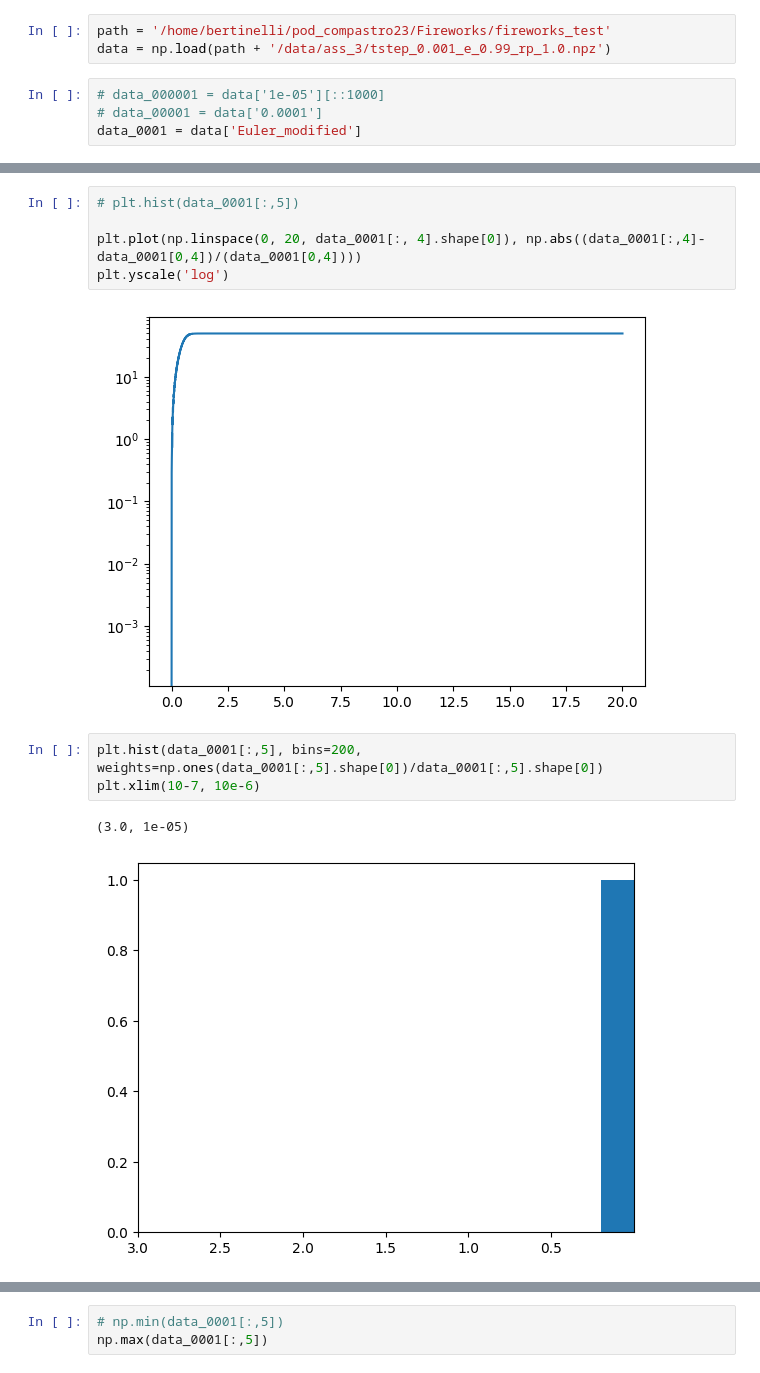
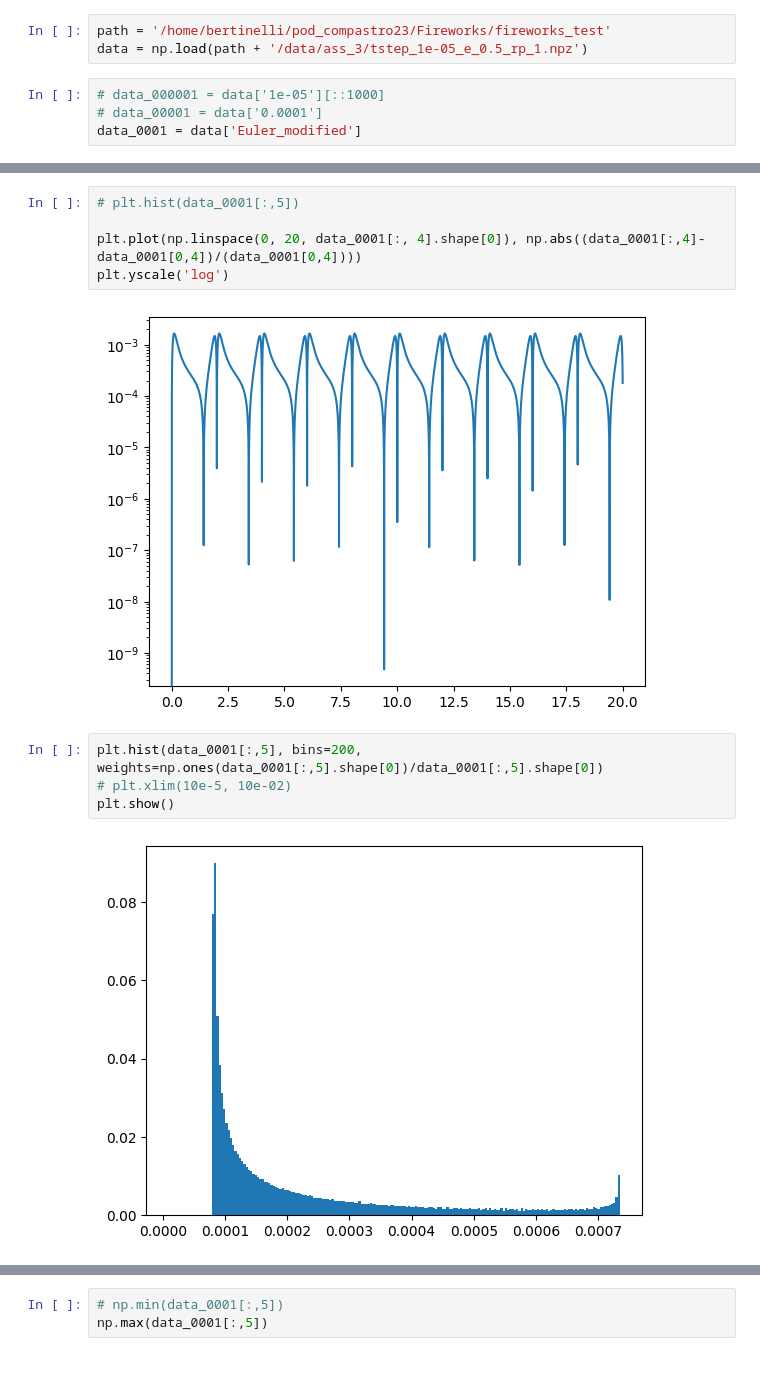
Before and after one commit to Berto70/pod_compastro23, a Jupyter notebook: Fireworks/fireworks_test/scripts/ass_3/test_files.ipynb, the cells around one changed output, grey strips where cells are left out. Saved outputs shown, nothing was run; the diff lists cells and outputs as text.

```diff
--- a/Fireworks/fireworks_test/scripts/ass_3/test_files.ipynb
+++ b/Fireworks/fireworks_test/scripts/ass_3/test_files.ipynb
@@ -3,7 +3,7 @@ import numpy as np
 import matplotlib.pyplot as plt
 # %%
 path = '/home/bertinelli/pod_compastro23/Fireworks/fireworks_test'
-data = np.load(path + '/data/ass_3/tstep_0.001_e_0.99_rp_1.0.npz')
+data = np.load(path + '/data/ass_3/tstep_1e-05_e_0.5_rp_1.npz')
 # %%
 # data_000001 = data['1e-05'][::1000]
 # data_00001 = data['0.0001']
@@ -23,13 +23,13 @@ plt.show()
 plt.plot(np.linspace(0, 20, data_0001[:, 4].shape[0]), np.abs((data_0001[:,4]-data_0001[0,4])/(data_0001[0,4])))
 plt.yscale('log')
 # %% [output]
-[figure, old version]
+[figure, new version]
 # %%
 plt.hist(data_0001[:,5], bins=200, weights=np.ones(data_0001[:,5].shape[0])/data_0001[:,5].shape[0])
-plt.xlim(10-7, 10e-6)
+# plt.xlim(10e-5, 10e-02)
+plt.show()
 # %% [output]
-(3.0, 1e-05)
-[figure, old version]
+[figure, new version]
 # %%
 import matplotlib.ticker as mticker
 locminy = mticker.LogLocator(base=10, subs=np.arange(2, 10) * .1, numticks=200) # subs=(0.2,0.4,0.6,0.8)
```
Also changed, not shown: parts of 3 cells of this notebook.
